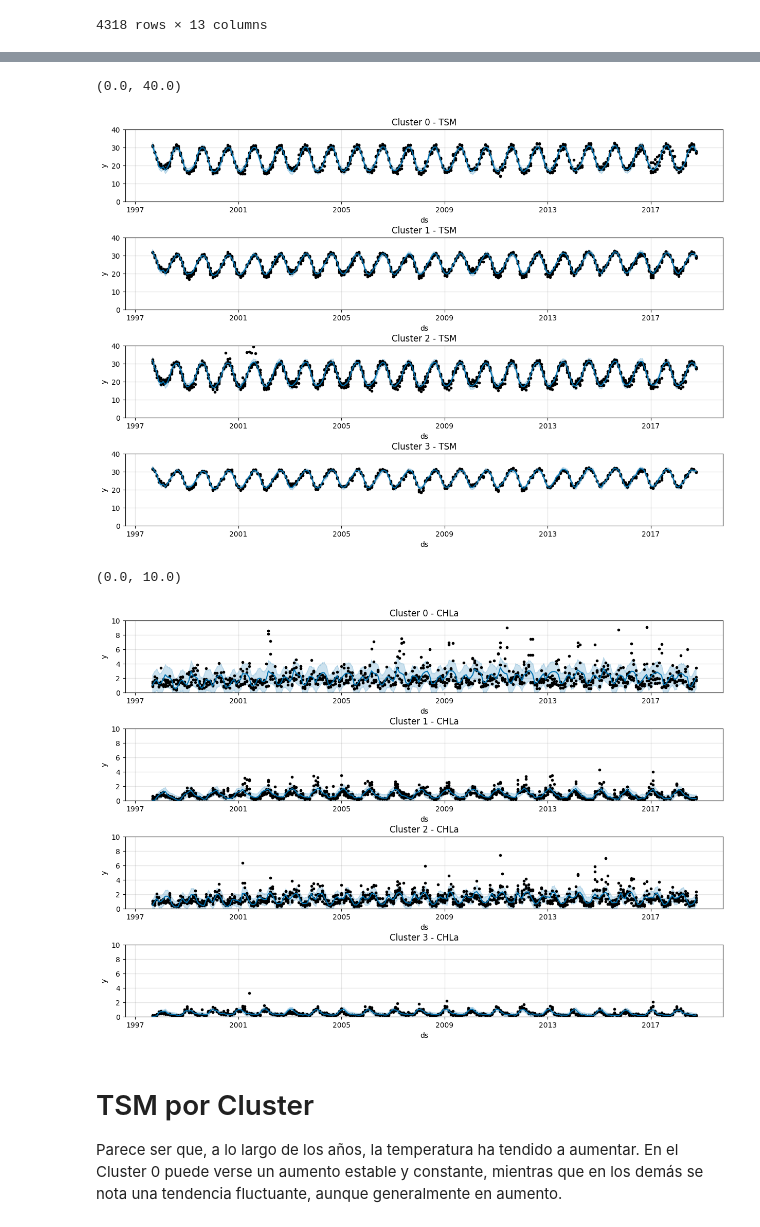
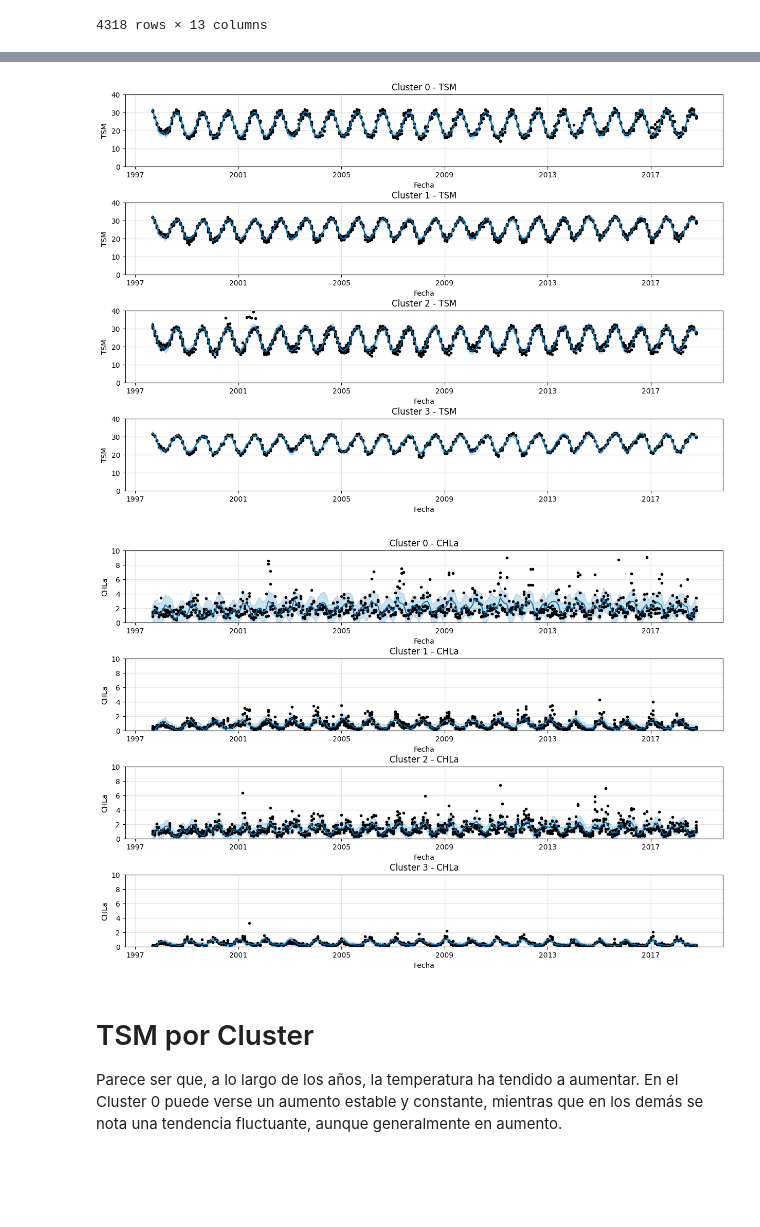
Before and after one commit to tukey-stans/ae-oceanografia-golfo-cali, a Jupyter notebook: notebooks/MACS/MACS_time_series.ipynb, the cells around one changed output, grey strips where cells are left out. Cells and saved outputs as stored; diff of their text form; code cells hidden in the pictures; blank space fills up the shorter version.

```diff
--- a/notebooks/MACS/MACS_time_series.ipynb
+++ b/notebooks/MACS/MACS_time_series.ipynb
@@ -269,37 +273,55 @@ fig.subplots_adjust(hspace=0.5)
 prophet_model_0_tsm.plot(cluster_0_df_tsm_pred, ax=axs[0])
 axs[0].set_title('Cluster 0 - TSM')
 axs[0].set_ylim(0,40)
+axs[0].set_ylabel("TSM")
+axs[0].set_xlabel("Fecha")
 prophet_model_1_tsm.plot(cluster_1_df_tsm_pred, ax=axs[1])
 axs[1].set_title('Cluster 1 - TSM')
 axs[1].set_ylim(0,40)
+axs[1].set_ylabel("TSM")
+axs[1].set_xlabel("Fecha")
 prophet_model_2_tsm.plot(cluster_2_df_tsm_pred, ax=axs[2])
 axs[2].set_title('Cluster 2 - TSM')
 axs[2].set_ylim(0,40)
+axs[2].set_ylabel("TSM")
+axs[2].set_xlabel("Fecha")
 prophet_model_3_tsm.plot(cluster_3_df_tsm_pred, ax=axs[3])
 axs[3].set_title('Cluster 3 - TSM')
 axs[3].set_ylim(0,40)
+axs[3].set_ylabel("TSM")
+axs[3].set_xlabel("Fecha")
+
+fig.savefig("cluster_tsm.png", dpi=300, bbox_inches="tight")
 # %% [output]
-(0.0, 40.0)
-[figure, old version]
+[figure, new version]
 # %%
 fig, axs = plt.subplots(4)
 fig.set_size_inches(15, 10)
 fig.subplots_adjust(hspace=0.5)
 prophet_model_0_chla.plot(cluster_0_df_chla_pred, ax=axs[0])
 axs[0].set_title('Cluster 0 - CHLa')
 axs[0].set_ylim(0,10)
+axs[0].set_ylabel("CHLa")
+axs[0].set_xlabel("Fecha")
 prophet_model_1_chla.plot(cluster_1_df_chla_pred, ax=axs[1])
 axs[1].set_title('Cluster 1 - CHLa')
 axs[1].set_ylim(0,10)
+axs[1].set_ylabel("CHLa")
+axs[1].set_xlabel("Fecha")
 prophet_model_2_chla.plot(cluster_2_df_chla_pred, ax=axs[2])
 axs[2].set_title('Cluster 2 - CHLa')
 axs[2].set_ylim(0,10)
+axs[2].set_ylabel("CHLa")
+axs[2].set_xlabel("Fecha")
 prophet_model_3_chla.plot(cluster_3_df_chla_pred, ax=axs[3])
 axs[3].set_title('Cluster 3 - CHLa')
 axs[3].set_ylim(0,10)
+axs[3].set_ylabel("CHLa")
+axs[3].set_xlabel("Fecha")
+
+fig.savefig("cluster_chla.png", dpi=300, bbox_inches="tight")
 # %% [output]
-(0.0, 10.0)
-[figure, old version]
+[figure, new version]
 # %% [markdown]
 # TSM por Cluster
 
```
Also changed, not shown: parts of 10 cells of this notebook, 15 other files.
